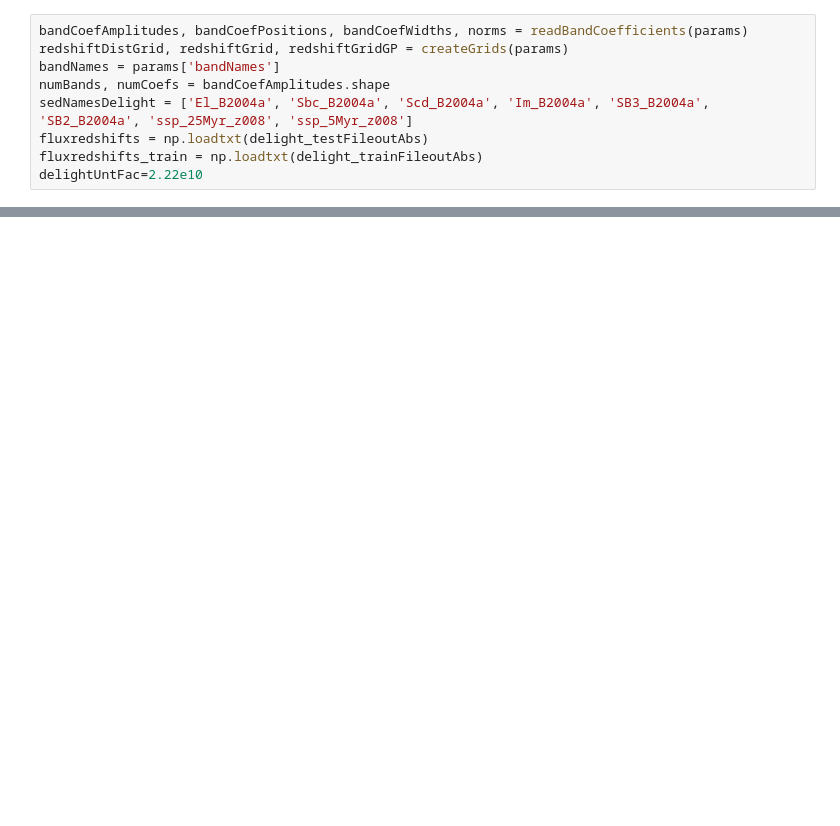
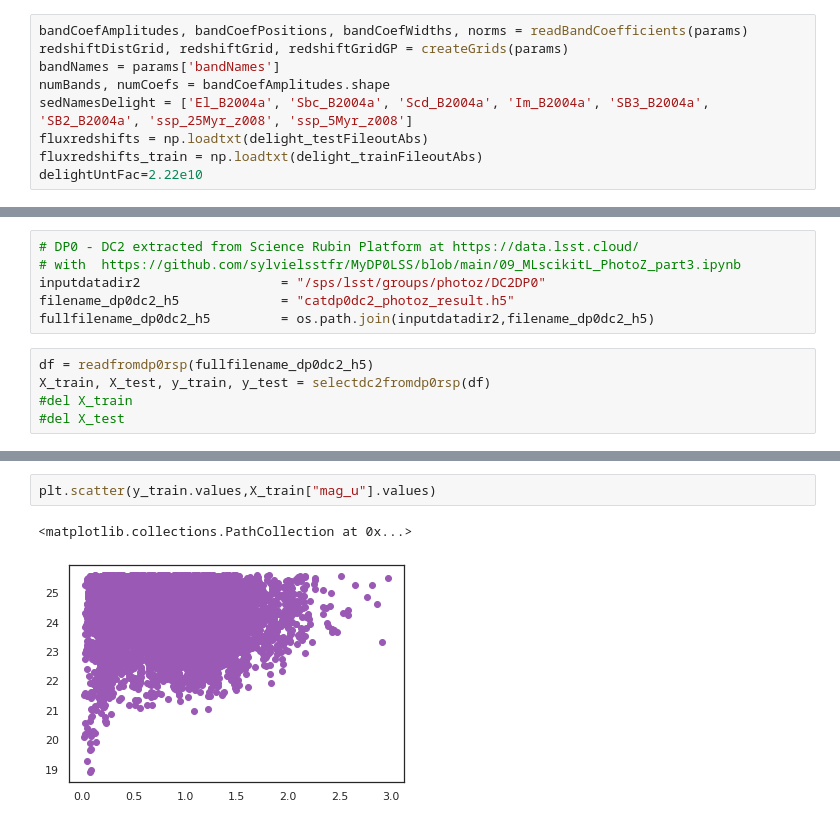
Before and after one commit to sylvielsstfr/Intern2022_PhotoZ, a Jupyter notebook: biasSetupAndTest.ipynb, the cells around one changed output, grey strips where cells are left out. Drawn from its saved outputs; the diff is of its cells as text; blank space fills up the shorter version.

```diff
--- a/biasSetupAndTest.ipynb
+++ b/biasSetupAndTest.ipynb
@@ -64,0 +190,11 @@ ax.legend()
+# %%
+# DP0 - DC2 extracted from Science Rubin Platform at https://data.lsst.cloud/
+# with  https://github.com/sylvielsstfr/MyDP0LSS/blob/main/09_MLscikitL_PhotoZ_part3.ipynb
+inputdatadir2                  = "/sps/lsst/groups/photoz/DC2DP0"
+filename_dp0dc2_h5             = "catdp0dc2_photoz_result.h5"
+fullfilename_dp0dc2_h5         = os.path.join(inputdatadir2,filename_dp0dc2_h5)
+# %%
+df = readfromdp0rsp(fullfilename_dp0dc2_h5)
+X_train, X_test, y_train, y_test = selectdc2fromdp0rsp(df)
+#del X_train
+#del X_test
@@ -64,0 +222,5 @@ ax.legend()
+# %%
+plt.scatter(y_train.values,X_train["mag_u"].values)
+# %% [output]
+<matplotlib.collections.PathCollection at 0x...>
+[figure, added]
```
Also changed, not shown: parts of 16 cells of this notebook.
